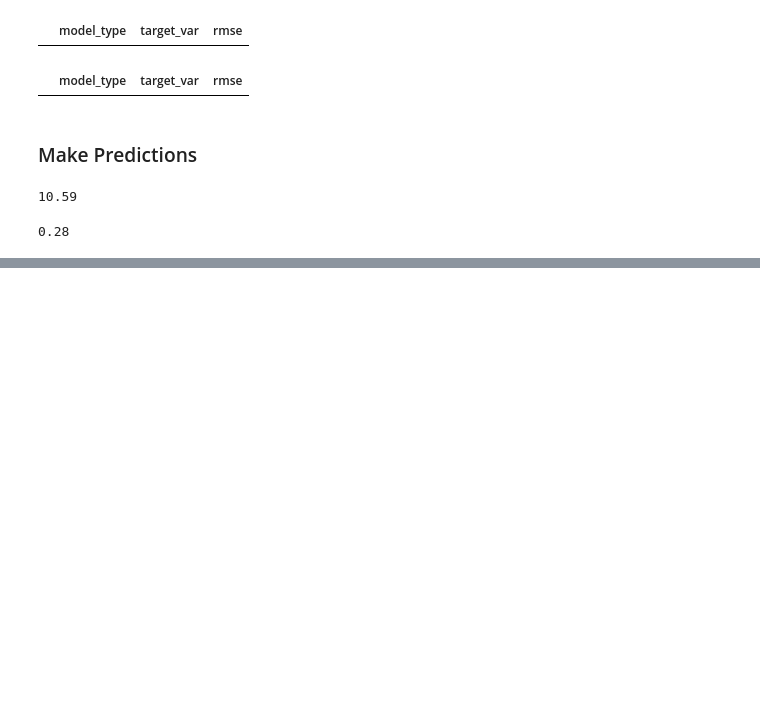
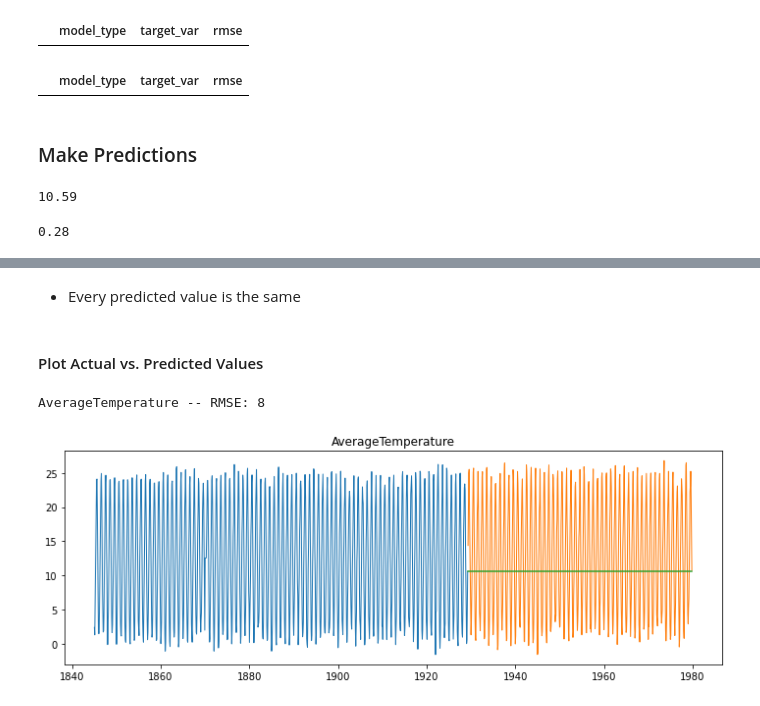
Before and after one commit to brandonjbryant/time-to-forecast-the-weather, a Jupyter notebook: Time-Series-Analysis.ipynb, the cells around one changed output, grey strips where cells are left out. Saved outputs shown, nothing was run; the diff lists cells and outputs as text; code cells hidden in the pictures; blank space fills up the shorter version.

```diff
--- a/Time-Series-Analysis.ipynb
+++ b/Time-Series-Analysis.ipynb
@@ -386,0 +423,9 @@ yhat_df.head()
+# %% [markdown]
+- Every predicted value is the same
+# %% [markdown]
+#### Plot Actual vs. Predicted Values
+# %%
+plot_and_eval('AverageTemperature')
+# %% [output]
+AverageTemperature -- RMSE: 8
+[figure, added]
```
Also changed, not shown: parts of 35 cells of this notebook.
